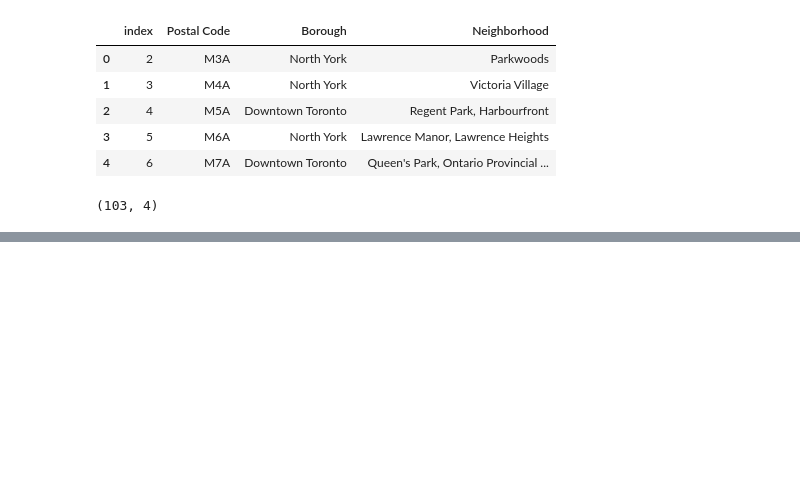
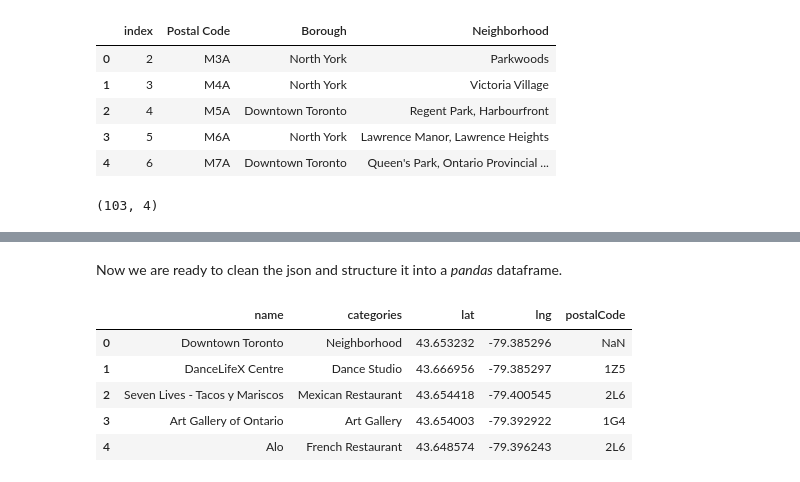
Before and after one commit to abdulazizAlwar/Coursera_Capstone, a Jupyter notebook: Week_3.ipynb, the cells around one changed output, grey strips where cells are left out. Drawn from its saved outputs; the diff is of its cells as text; code cells hidden in the pictures; blank space fills up the shorter version.

```diff
--- a/Week_3.ipynb
+++ b/Week_3.ipynb
@@ -48,0 +185,24 @@ wiki_df3.shape
+# %% [markdown]
+Now we are ready to clean the json and structure it into a *pandas* dataframe.
+# %%
+# filter columns
+filtered_columns = ['venue.name', 'venue.categories', 'venue.location.lat', 'venue.location.lng', 'venue.location.postalCode']
+venues =venues.loc[:, filtered_columns]
+
+venues_filtered = venues.copy()
+
+# filter the category for each row
+venues_filtered['venue.categories'] = venues.apply(get_category_type, axis=1)
+venues_filtered['venue.location.postalCode'] = venues['venue.location.postalCode'].str.split(" ", 1).str[1]
+
+# clean columns
+venues_filtered.columns = [col.split(".")[-1] for col in venues.columns]
+
+venues_filtered.head()
+# %% [output]
+|  | name | categories | lat | lng | postalCode |
+| 0 | Downtown Toronto | Neighborhood | 43.653232 | -79.385296 | NaN |
+| 1 | DanceLifeX Centre | Dance Studio | 43.666956 | -79.385297 | 1Z5 |
+| 2 | Seven Lives - Tacos y Mariscos | Mexican Restaurant | 43.654418 | -79.400545 | 2L6 |
+| 3 | Art Gallery of Ontario | Art Gallery | 43.654003 | -79.392922 | 1G4 |
+| 4 | Alo | French Restaurant | 43.648574 | -79.396243 | 2L6 |
```
Also changed, not shown: parts of 38 cells of this notebook.
